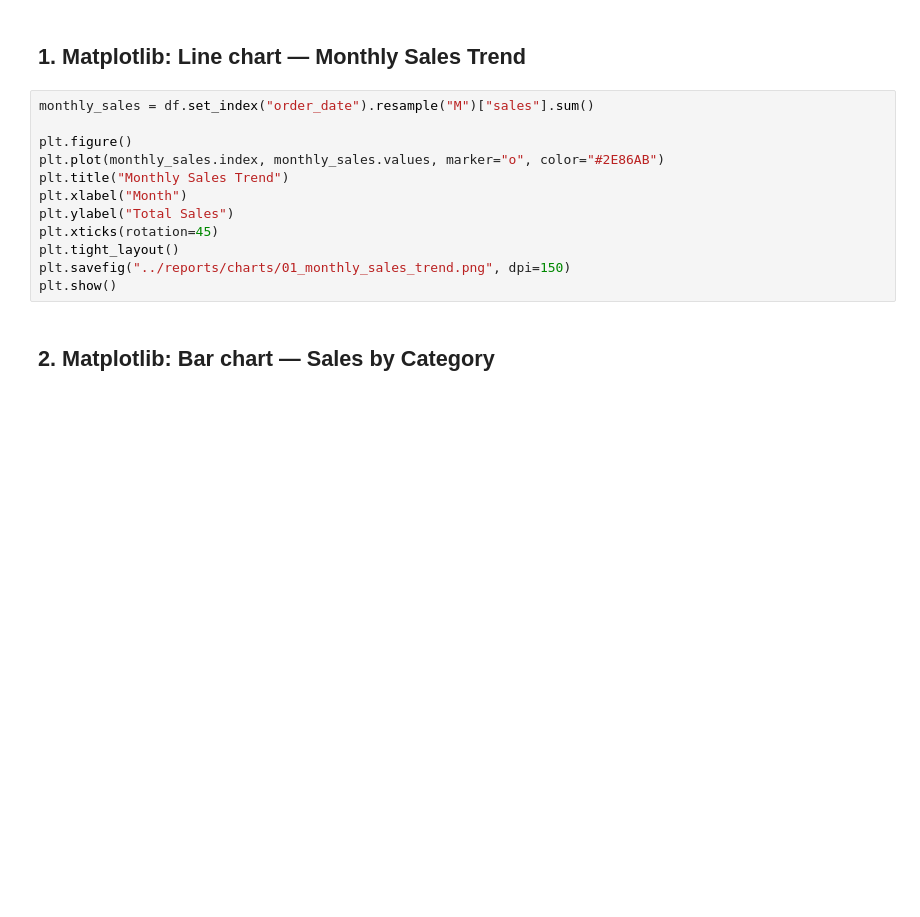
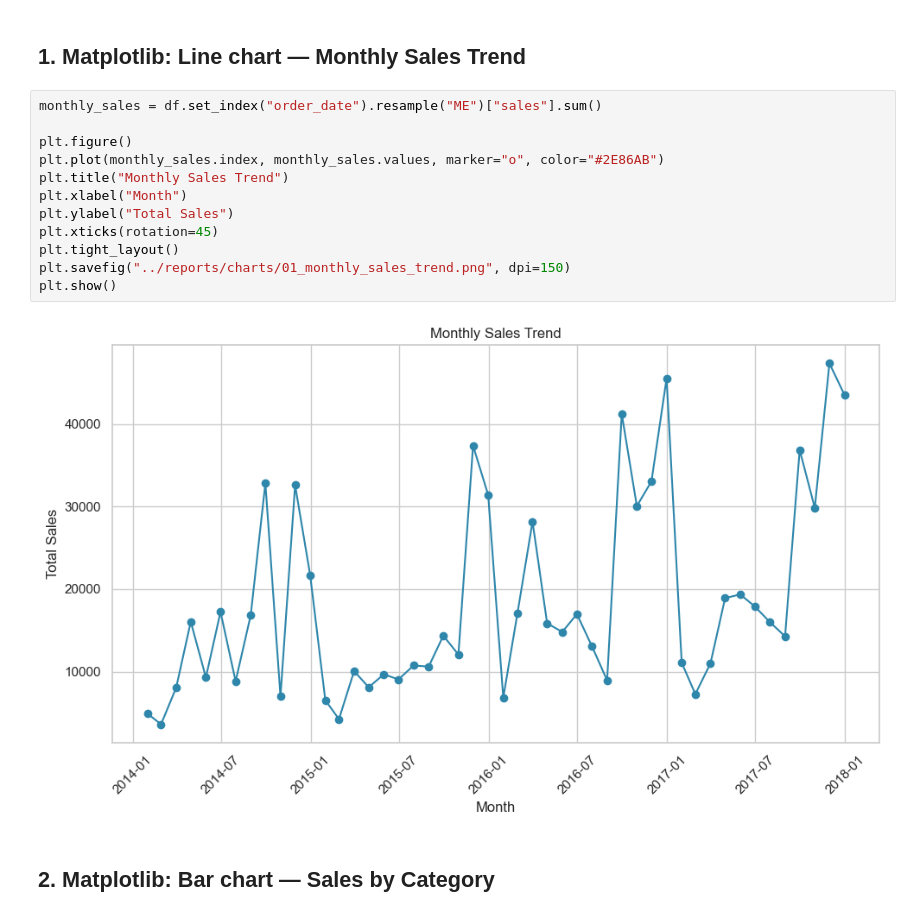
Before and after one commit to harshmaurya2808-source/apexplanet-data-analyst, a Jupyter notebook: notebooks/visualizations.ipynb, the cells around one changed output. Saved outputs shown, nothing was run; the diff lists cells and outputs as text; blank space fills up the shorter version.

```diff
--- a/notebooks/visualizations.ipynb
+++ b/notebooks/visualizations.ipynb
@@ -30,17 +38,19 @@ df.head()
 # %% [markdown]
 ## 1. Matplotlib: Line chart — Monthly Sales Trend
 # %%
-monthly_sales = df.set_index("order_date").resample("M")["sales"].sum()
+monthly_sales = df.set_index("order_date").resample("ME")["sales"].sum()
 
 plt.figure()
 plt.plot(monthly_sales.index, monthly_sales.values, marker="o", color="#2E86AB")
 plt.title("Monthly Sales Trend")
 plt.xlabel("Month")
 plt.ylabel("Total Sales")
 plt.xticks(rotation=45)
 plt.tight_layout()
 plt.savefig("../reports/charts/01_monthly_sales_trend.png", dpi=150)
 plt.show()
+# %% [output]
+[figure, added]
 # %% [markdown]
 ## 2. Matplotlib: Bar chart — Sales by Category
 # %%
```
Also changed, not shown: parts of 9 cells of this notebook, 3 other files.
